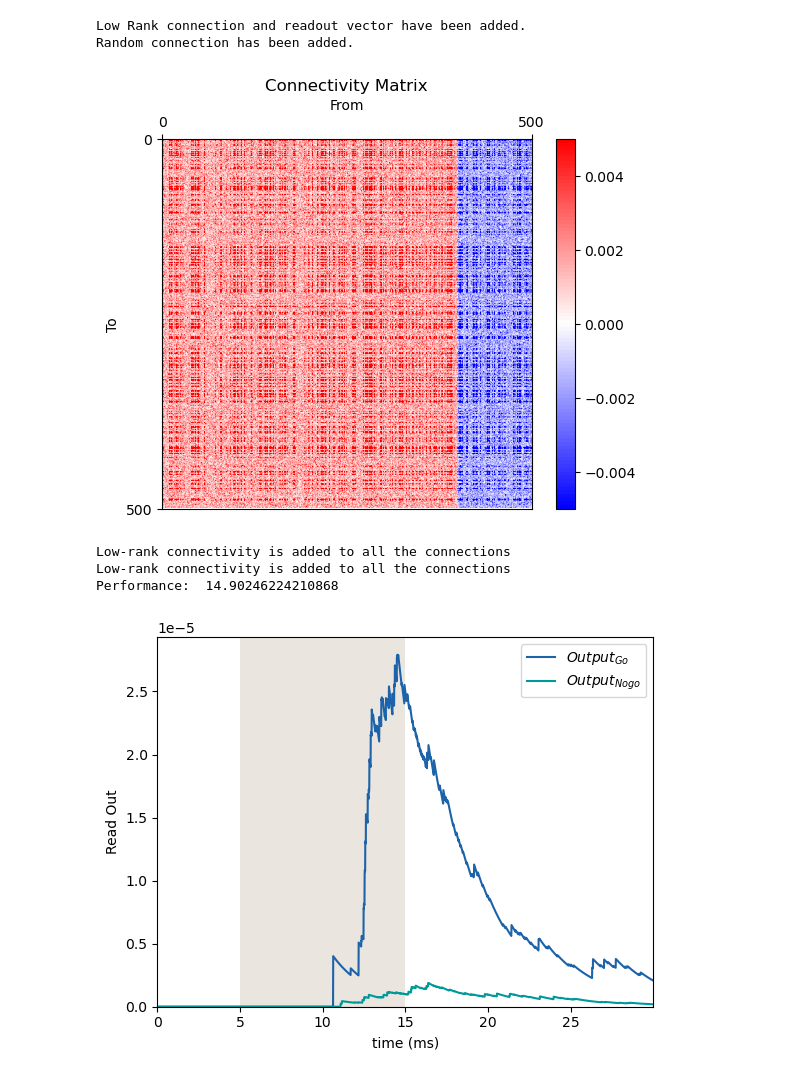
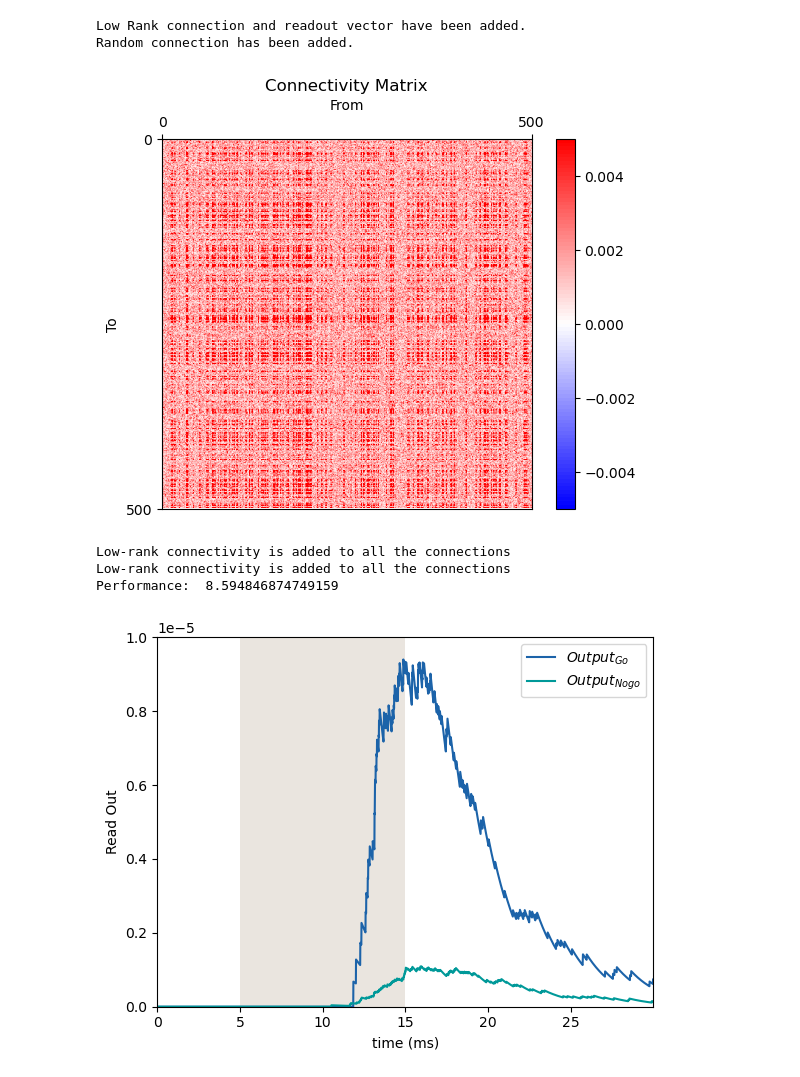
Before and after one commit to LiBinUtokyo/LowRank_ModifiedTheta_SNN, a Jupyter notebook: PYTHON/main.ipynb, the cells around one changed output. Saved outputs shown, nothing was run; the diff lists cells and outputs as text; code cells hidden in the pictures.

```diff
--- a/PYTHON/main.ipynb
+++ b/PYTHON/main.ipynb
@@ -315,7 +320,9 @@ print(a.T@b)
 # Initialiazation
 # LRSNN = LowRankSNN(N_E=4000,N_I=1000,RS= 1,taud_E=2,taud_I=5)
 # LRSNN = LowRankSNN(N_E=5000,N_I=0,RS= 1,taud_E=2,taud_I=5)
-LRSNN = LowRankSNN(N_E=400,N_I=100,RS= 1,taud_E=2,taud_I=5)
+# LRSNN = lowrankSNN.LowRankSNN(N_E=400,N_I=100,RS= 1,taud_E=2,taud_I=5)
+LRSNN = lowrankSNN.LowRankSNN(N_E=500,N_I=0,RS= 1,taud_E=2,taud_I=5)
+
 # LRSNN = LowRankSNN(N_E=400,N_I=100,RS= 0.1,taud_E=2,taud_I=5)
 #low rank文献的N=5000
 # Go_NoGo Task
@@ -369,7 +376,7 @@ Random connection has been added.
 # Show the Network information before simulaiton
 LRSNN.show_conn(maxvalue=0.005)
 # %% [output]
-[figure, old version]
+[figure, new version]
 # %%
 dt = 0.01 #(ms/step)
 T_pre = 5 # length of time before sti (ms)
@@ -392,17 +399,17 @@ print('Performance: ', prop[0])
 # %% [output]
 Low-rank connectivity is added to all the connections
 Low-rank connectivity is added to all the connections
-Performance:  14.90246224210868
+Performance:  8.594846874749159
 # %%
 # Draw the results
 color_Go = '#1C63A9'
 color_Nogo = '#009999'
 # Draw Output
 fig, ax = plt.subplots()
-Draw_Output(ax,Out_go,color_Go,'Output_{Go}',dt,Input_go)
-Draw_Output(ax,Out_nogo,color_Nogo,'Output_{Nogo}',dt,Input_nogo)
+lowrankSNN.Draw_Output(ax,Out_go,'Output_{Go}',dt,Input_go,color_data = color_Go)
+lowrankSNN.Draw_Output(ax,Out_nogo,'Output_{Nogo}',dt,Input_nogo,color_data=color_Nogo)
 # %% [output]
-[figure, old version]
+[figure, new version]
 # %%
 # Monitor the Average Conductance
 fig, ax = plt.subplots()
```
Also changed, not shown: parts of 8 cells of this notebook, 6 other files.
